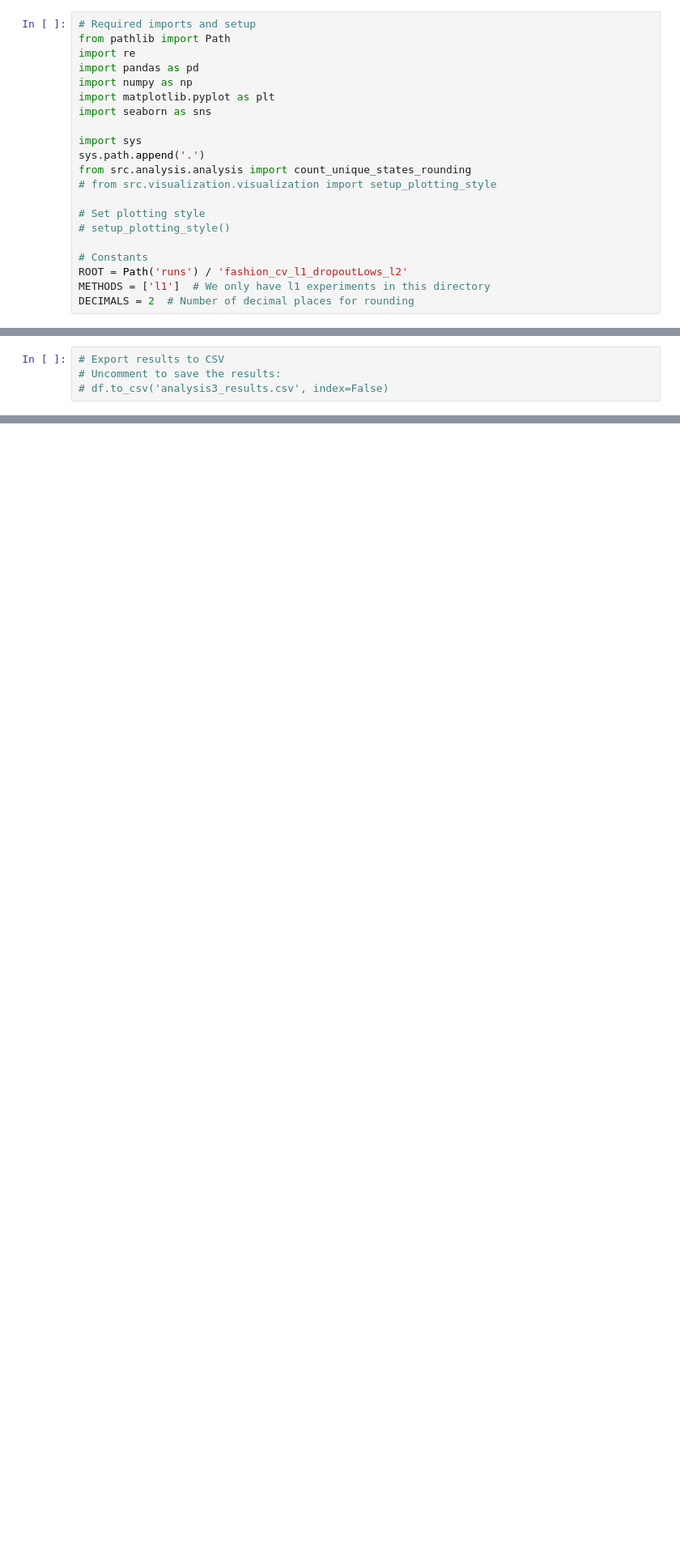
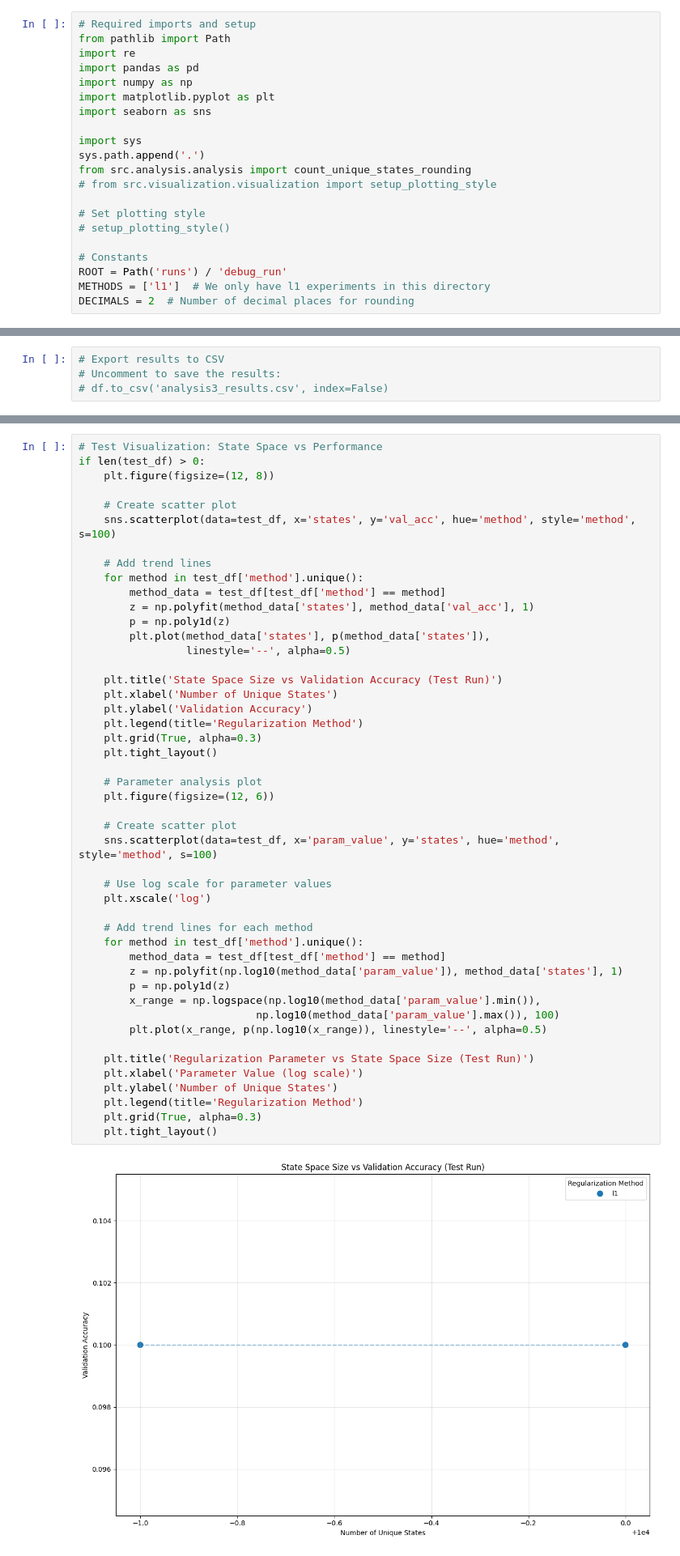
Before and after one commit to admsit0/tfg, a Jupyter notebook: analysis.ipynb, the cells around one changed output, grey strips where cells are left out. Shown at 81% size. Saved outputs shown, nothing was run; the diff lists cells and outputs as text; blank space fills up the shorter version.

```diff
--- a/analysis.ipynb
+++ b/analysis.ipynb
@@ -32,7 +32,7 @@ from src.analysis.analysis import count_unique_states_rounding
 # setup_plotting_style()
 
 # Constants
-ROOT = Path('runs') / 'fashion_cv_l1_dropoutLows_l2'
+ROOT = Path('runs') / 'debug_run'
 METHODS = ['l1']  # We only have l1 experiments in this directory
 DECIMALS = 2  # Number of decimal places for rounding
 # %%
@@ -362,0 +463,49 @@ plt.tight_layout()
+# %%
+# Test Visualization: State Space vs Performance
+if len(test_df) > 0:
+    plt.figure(figsize=(12, 8))
+
+    # Create scatter plot
+    sns.scatterplot(data=test_df, x='states', y='val_acc', hue='method', style='method', s=100)
+
+    # Add trend lines
+    for method in test_df['method'].unique():
+        method_data = test_df[test_df['method'] == method]
+        z = np.polyfit(method_data['states'], method_data['val_acc'], 1)
+        p = np.poly1d(z)
+        plt.plot(method_data['states'], p(method_data['states']),
+                 linestyle='--', alpha=0.5)
+
+    plt.title('State Space Size vs Validation Accuracy (Test Run)')
+    plt.xlabel('Number of Unique States')
+    plt.ylabel('Validation Accuracy')
+    plt.legend(title='Regularization Method')
+    plt.grid(True, alpha=0.3)
+    plt.tight_layout()
+
+    # Parameter analysis plot
+    plt.figure(figsize=(12, 6))
+
+    # Create scatter plot
+    sns.scatterplot(data=test_df, x='param_value', y='states', hue='method', style='method', s=100)
+
+    # Use log scale for parameter values
+    plt.xscale('log')
+
+    # Add trend lines for each method
+    for method in test_df['method'].unique():
+        method_data = test_df[test_df['method'] == method]
+        z = np.polyfit(np.log10(method_data['param_value']), method_data['states'], 1)
+        p = np.poly1d(z)
+        x_range = np.logspace(np.log10(method_data['param_value'].min()),
+                            np.log10(method_data['param_value'].max()), 100)
+        plt.plot(x_range, p(np.log10(x_range)), linestyle='--', alpha=0.5)
+
+    plt.title('Regularization Parameter vs State Space Size (Test Run)')
+    plt.xlabel('Parameter Value (log scale)')
+    plt.ylabel('Number of Unique States')
+    plt.legend(title='Regularization Method')
+    plt.grid(True, alpha=0.3)
+    plt.tight_layout()
+# %% [output]
+[figure, added]
```
Also changed, not shown: parts of 7 cells of this notebook, 4 other files.
